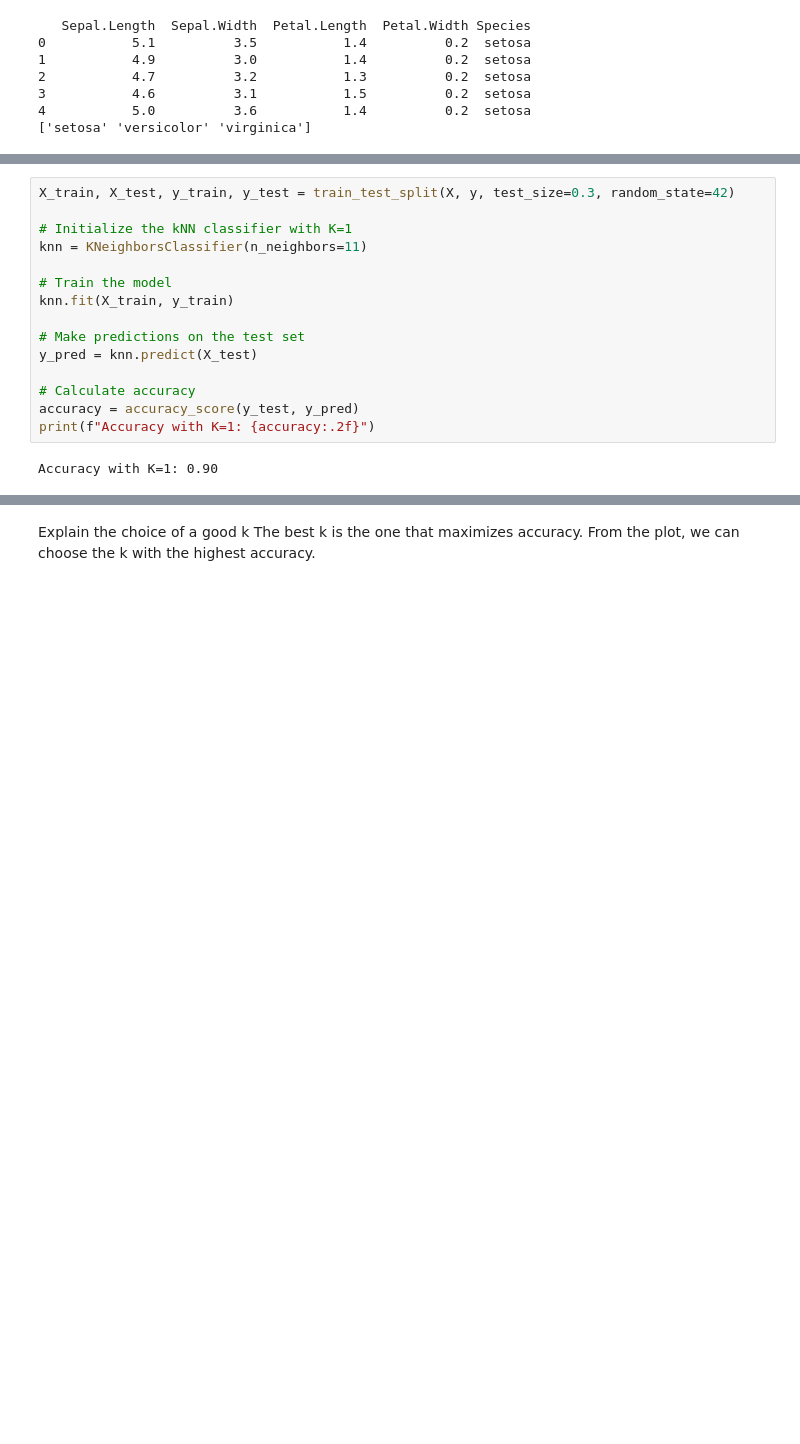
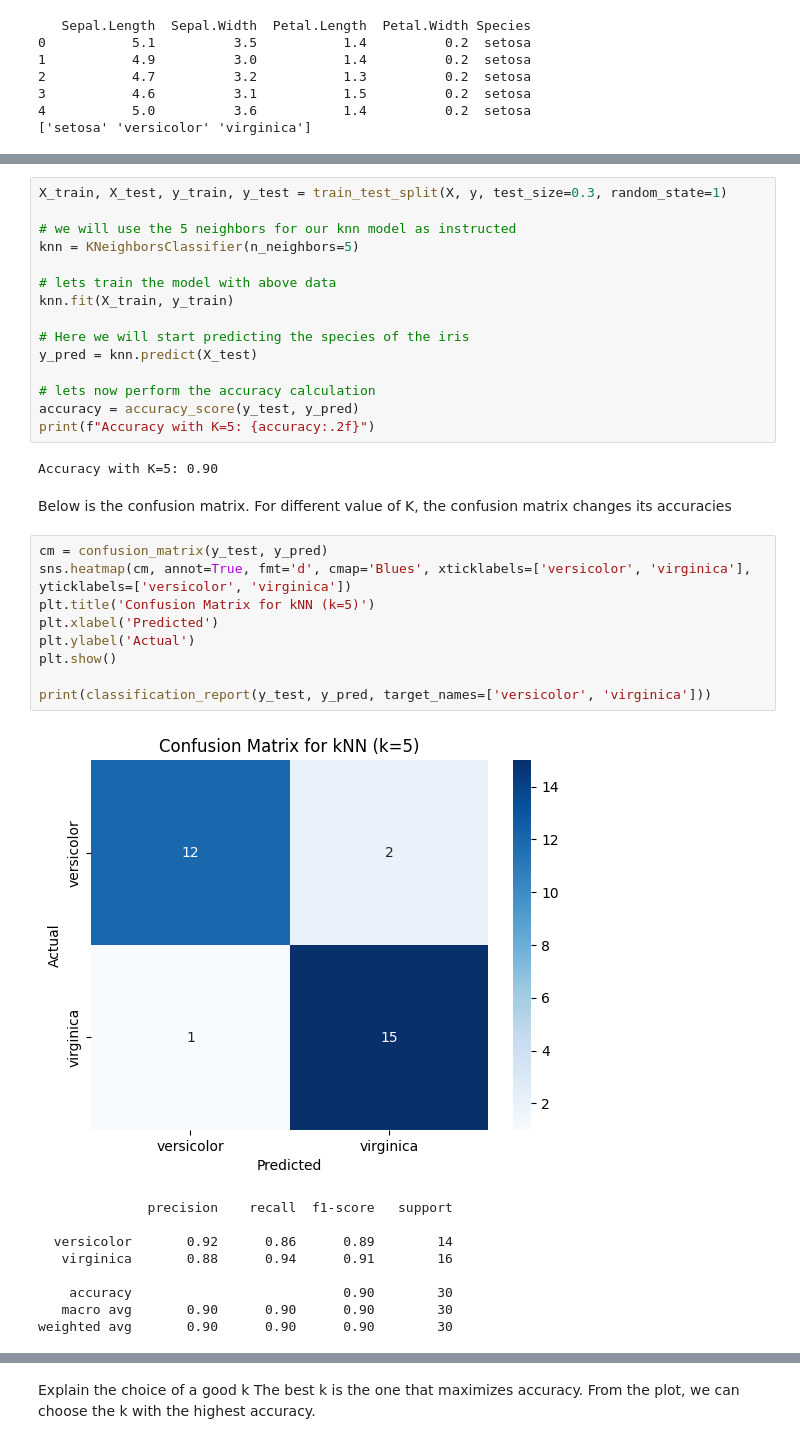
Before and after one commit to UmakanthPrakash/machine-learning-pocs, a Jupyter notebook: knn./knn.ipynb, the cells around one changed output, grey strips where cells are left out. Cells and saved outputs as stored; diff of their text form; blank space fills up the shorter version.

```diff
--- a/knn./knn.ipynb
+++ b/knn./knn.ipynb
@@ -42,22 +52,43 @@ The random_state parameter is used to ensure that the data is split in the same
 
 The value of k if too less will be overfitting, too less will be underfitting
 # %%
-X_train, X_test, y_train, y_test = train_test_split(X, y, test_size=0.3, random_state=42)
+X_train, X_test, y_train, y_test = train_test_split(X, y, test_size=0.3, random_state=1)
 
-# Initialize the kNN classifier with K=1
-knn = KNeighborsClassifier(n_neighbors=11)
+# we will use the 5 neighbors for our knn model as instructed
+knn = KNeighborsClassifier(n_neighbors=5)
 
-# Train the model
+# lets train the model with above data
 knn.fit(X_train, y_train)
 
-# Make predictions on the test set
+# Here we will start predicting the species of the iris
 y_pred = knn.predict(X_test)
 
-# Calculate accuracy
+# lets now perform the accuracy calculation
 accuracy = accuracy_score(y_test, y_pred)
-print(f"Accuracy with K=1: {accuracy:.2f}")
+print(f"Accuracy with K=5: {accuracy:.2f}")
 # %% [output]
-Accuracy with K=1: 0.90
+Accuracy with K=5: 0.90
+# %% [markdown]
+Below is the confusion matrix. For different value of K, the confusion matrix changes its accuracies
+# %%
+cm = confusion_matrix(y_test, y_pred)
+sns.heatmap(cm, annot=True, fmt='d', cmap='Blues', xticklabels=['versicolor', 'virginica'], yticklabels=['versicolor', 'virginica'])
+plt.title('Confusion Matrix for kNN (k=5)')
+plt.xlabel('Predicted')
+plt.ylabel('Actual')
+plt.show()
+
+print(classification_report(y_test, y_pred, target_names=['versicolor', 'virginica']))
+# %% [output]
+[figure, added]
+              precision    recall  f1-score   support
+
+  versicolor       0.92      0.86      0.89        14
+   virginica       0.88      0.94      0.91        16
+
+    accuracy                           0.90        30
+   macro avg       0.90      0.90      0.90        30
+weighted avg       0.90      0.90      0.90        30
 # %%
 k_values = range(1, 31)
 accuracies = []
```
Also changed, not shown: parts of 16 cells of this notebook.
